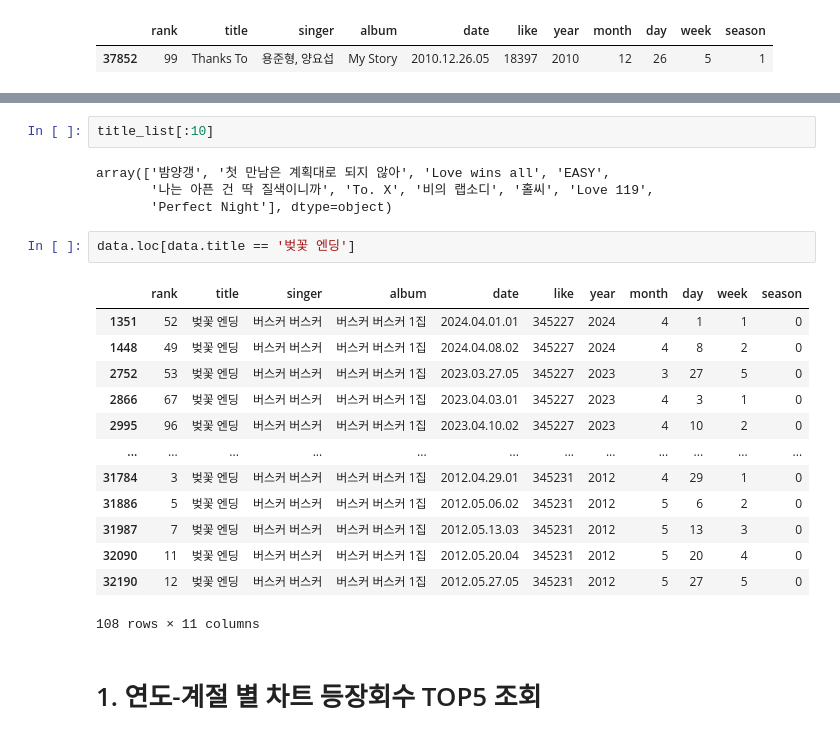
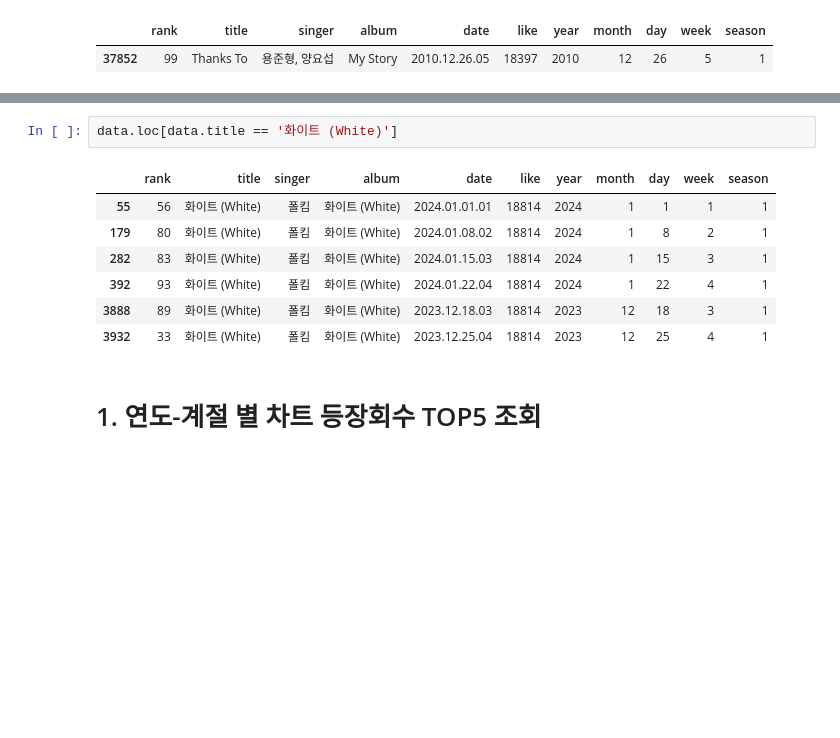
Before and after one commit to zjacom/Seasonal-songs, a Jupyter notebook: best5_elements.ipynb, the cells around one changed output, grey strips where cells are left out. Saved outputs shown, nothing was run; the diff lists cells and outputs as text; blank space fills up the shorter version.

```diff
--- a/best5_elements.ipynb
+++ b/best5_elements.ipynb
@@ -148,25 +164,13 @@ tmp_df
-# %%
-title_list[:10]
-# %% [output]
-array(['밤양갱', '첫 만남은 계획대로 되지 않아', 'Love wins all', 'EASY',
-       '나는 아픈 건 딱 질색이니까', 'To. X', '비의 랩소디', '홀씨', 'Love 119',
-       'Perfect Night'], dtype=object)
 # %%
-data.loc[data.title == '벚꽃 엔딩']
+data.loc[data.title == '화이트 (White)']
 # %% [output]
 |  | rank | title | singer | album | date | like | year | month | day | week | season |
-| 1351 | 52 | 벚꽃 엔딩 | 버스커 버스커 | 버스커 버스커 1집 | 2024.04.01.01 | 345227 | 2024 | 4 | 1 | 1 | 0 |
-| 1448 | 49 | 벚꽃 엔딩 | 버스커 버스커 | 버스커 버스커 1집 | 2024.04.08.02 | 345227 | 2024 | 4 | 8 | 2 | 0 |
-| 2752 | 53 | 벚꽃 엔딩 | 버스커 버스커 | 버스커 버스커 1집 | 2023.03.27.05 | 345227 | 2023 | 3 | 27 | 5 | 0 |
-| 2866 | 67 | 벚꽃 엔딩 | 버스커 버스커 | 버스커 버스커 1집 | 2023.04.03.01 | 345227 | 2023 | 4 | 3 | 1 | 0 |
-| 2995 | 96 | 벚꽃 엔딩 | 버스커 버스커 | 버스커 버스커 1집 | 2023.04.10.02 | 345227 | 2023 | 4 | 10 | 2 | 0 |
-| ... | ... | ... | ... | ... | ... | ... | ... | ... | ... | ... | ... |
-| 31784 | 3 | 벚꽃 엔딩 | 버스커 버스커 | 버스커 버스커 1집 | 2012.04.29.01 | 345231 | 2012 | 4 | 29 | 1 | 0 |
-| 31886 | 5 | 벚꽃 엔딩 | 버스커 버스커 | 버스커 버스커 1집 | 2012.05.06.02 | 345231 | 2012 | 5 | 6 | 2 | 0 |
-| 31987 | 7 | 벚꽃 엔딩 | 버스커 버스커 | 버스커 버스커 1집 | 2012.05.13.03 | 345231 | 2012 | 5 | 13 | 3 | 0 |
-| 32090 | 11 | 벚꽃 엔딩 | 버스커 버스커 | 버스커 버스커 1집 | 2012.05.20.04 | 345231 | 2012 | 5 | 20 | 4 | 0 |
-| 32190 | 12 | 벚꽃 엔딩 | 버스커 버스커 | 버스커 버스커 1집 | 2012.05.27.05 | 345231 | 2012 | 5 | 27 | 5 | 0 |
+| 55 | 56 | 화이트 (White) | 폴킴 | 화이트 (White) | 2024.01.01.01 | 18814 | 2024 | 1 | 1 | 1 | 1 |
+| 179 | 80 | 화이트 (White) | 폴킴 | 화이트 (White) | 2024.01.08.02 | 18814 | 2024 | 1 | 8 | 2 | 1 |
+| 282 | 83 | 화이트 (White) | 폴킴 | 화이트 (White) | 2024.01.15.03 | 18814 | 2024 | 1 | 15 | 3 | 1 |
+| 392 | 93 | 화이트 (White) | 폴킴 | 화이트 (White) | 2024.01.22.04 | 18814 | 2024 | 1 | 22 | 4 | 1 |
+| 3888 | 89 | 화이트 (White) | 폴킴 | 화이트 (White) | 2023.12.18.03 | 18814 | 2023 | 12 | 18 | 3 | 1 |
+| 3932 | 33 | 화이트 (White) | 폴킴 | 화이트 (White) | 2023.12.25.04 | 18814 | 2023 | 12 | 25 | 4 | 1 |
-108 rows × 11 columns
 # %% [markdown]
 # 1. 연도-계절 별 차트 등장회수 TOP5 조회
 # %%
```
Also changed, not shown: parts of 13 cells of this notebook, 1 other file.
